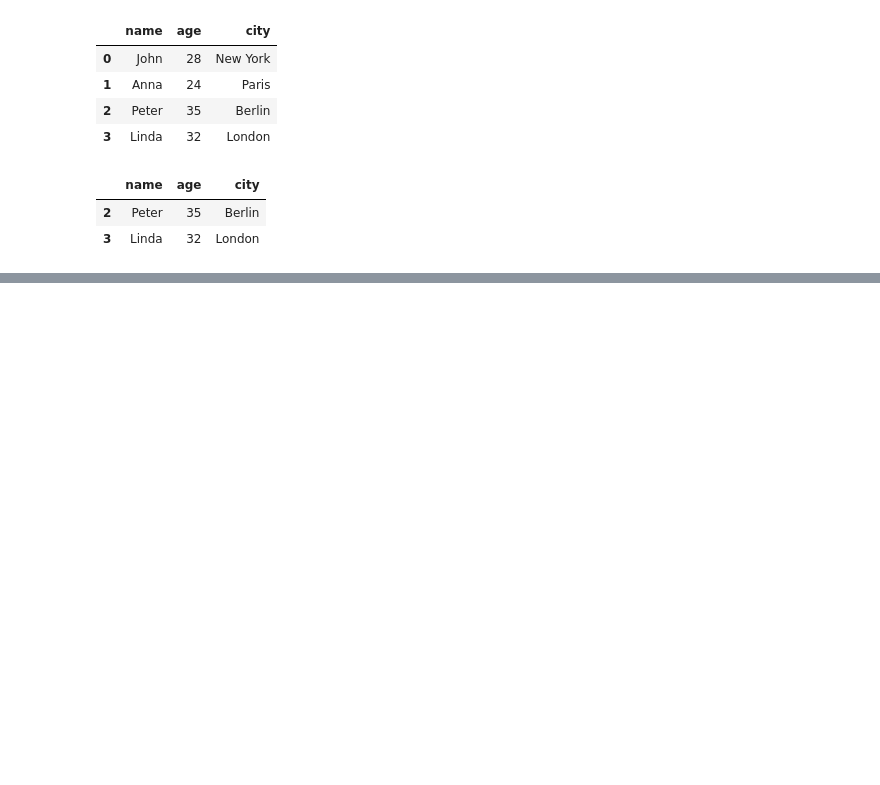
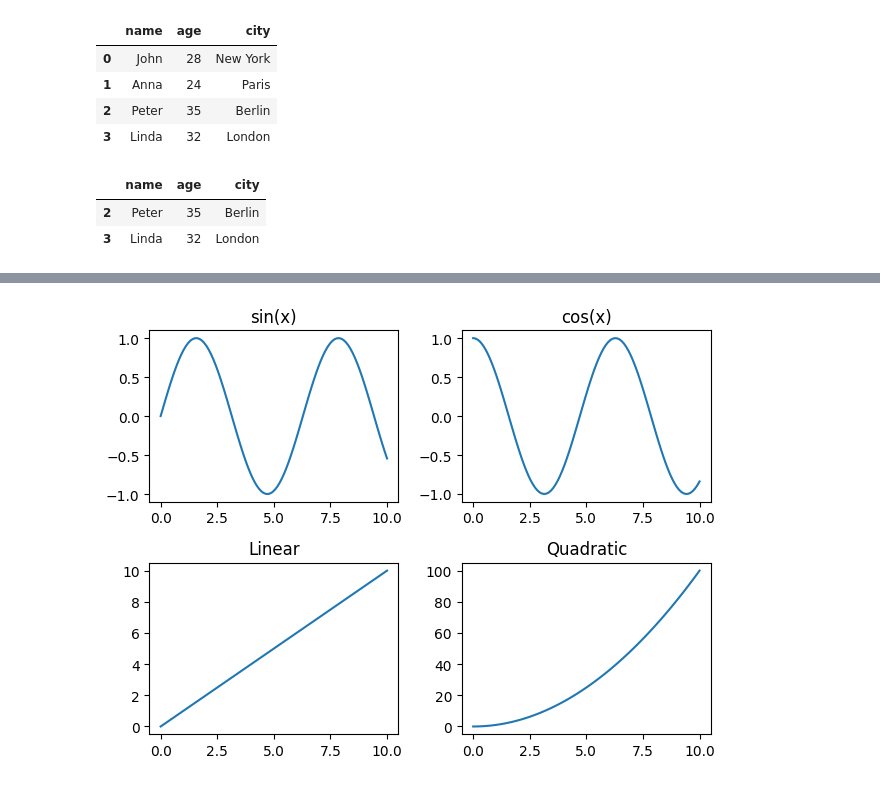
Before and after one commit to VictorMartinGarbero/MiProyectoPython, a Jupyter notebook: Notebook.ipynb, the cells around one changed output, grey strips where cells are left out. Drawn from its saved outputs; the diff is of its cells as text; code cells hidden in the pictures; blank space fills up the shorter version.

```diff
--- a/Notebook.ipynb
+++ b/Notebook.ipynb
@@ -58,0 +90,20 @@ df[df.age > 30]  # returns people older than 30
+# %%
+fig, axes = plt.subplots(2, 2)  # 2 rows, 2 columns
+
+# Access each subplot via the axes object
+axes[0, 0].plot(x, np.sin(x))
+axes[0, 0].set_title("sin(x)")
+
+axes[0, 1].plot(x, np.cos(x))
+axes[0, 1].set_title("cos(x)")
+
+axes[1, 0].plot(x, x)
+axes[1, 0].set_title("Linear")
+
+axes[1, 1].plot(x, x**2)
+axes[1, 1].set_title("Quadratic")
+
+plt.tight_layout()
+plt.show()
+# %% [output]
+[figure, added]
```
Also changed, not shown: parts of 11 cells of this notebook, 1 other file.
